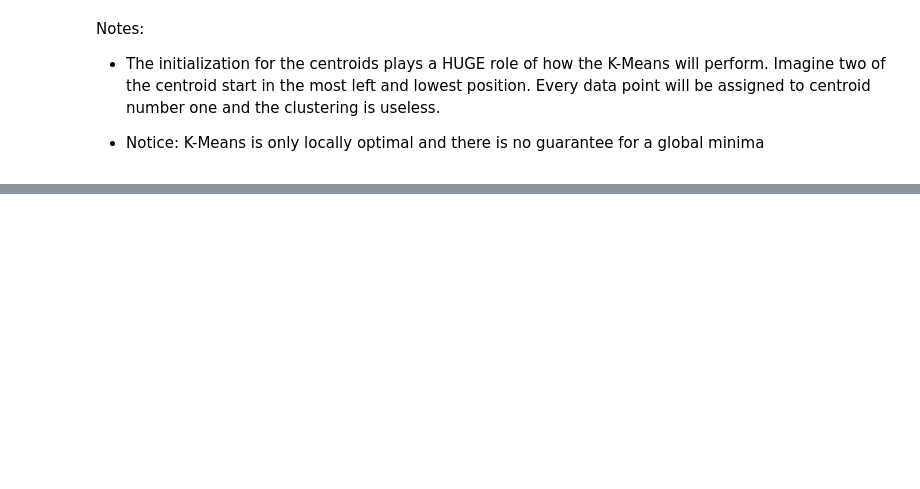
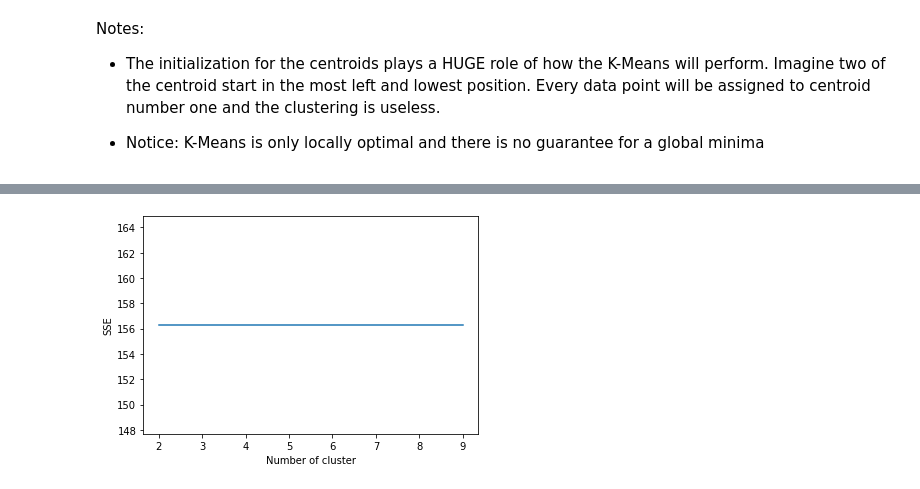
Before and after one commit to daliaMarzouk90/motoon_2022, a Jupyter notebook: session_8/UnsupervisedLearning.ipynb, the cells around one changed output, grey strips where cells are left out. Saved outputs shown, nothing was run; the diff lists cells and outputs as text; code cells hidden in the pictures; blank space fills up the shorter version.

```diff
--- a/session_8/UnsupervisedLearning.ipynb
+++ b/session_8/UnsupervisedLearning.ipynb
@@ -131,0 +138,19 @@ ModuleNotFoundError: No module named 'matplotlib'
+# %%
+from sklearn.cluster import KMeans
+import matplotlib.pyplot as plt
+from sklearn.datasets import make_blobs
+
+X, y = make_blobs(random_state=1)
+sse = {}
+for k in range(2, 10):
+    kmeans = KMeans(n_clusters=k)
+    assignment = kmeans.fit_predict(X)
+    sse[k] = kmeans.inertia_
+
+plt.figure()
+plt.plot(list(sse.keys()), list(sse.values()))
+plt.xlabel("Number of cluster")
+plt.ylabel("SSE")
+plt.show()
+# %% [output]
+[figure, added]
```
Also changed, not shown: parts of 9 cells of this notebook, 1 other file.
